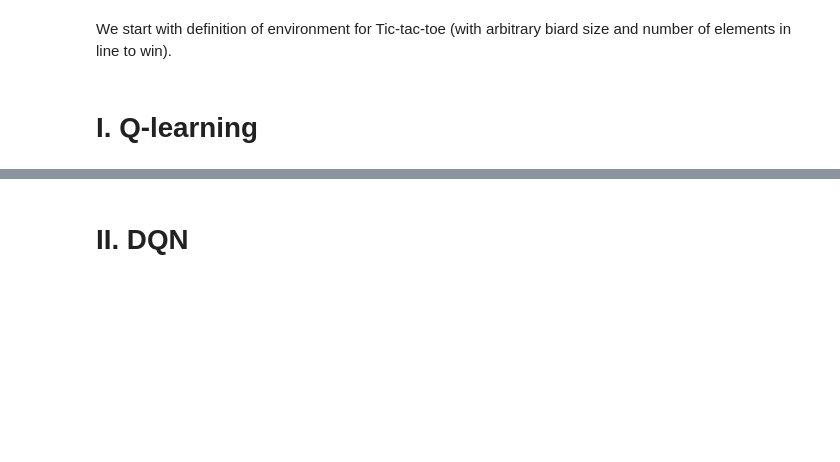
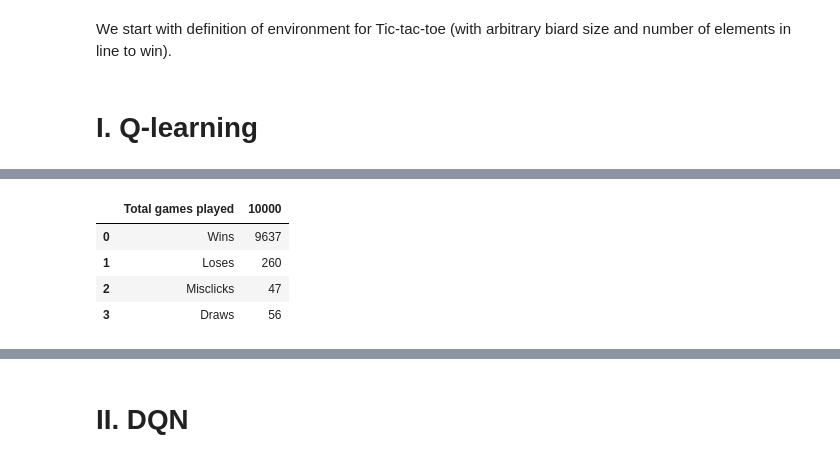
Before and after one commit to oortur/MADE, a Jupyter notebook: rl_dl_advanced/HW2_RL_for_tictactoe.ipynb, the cells around one changed output, grey strips where cells are left out. Saved outputs shown, nothing was run; the diff lists cells and outputs as text; code cells hidden in the pictures; blank space fills up the shorter version.

```diff
--- a/rl_dl_advanced/HW2_RL_for_tictactoe.ipynb
+++ b/rl_dl_advanced/HW2_RL_for_tictactoe.ipynb
@@ -280,0 +555,14 @@ def plot_durations(xs, labels):
+# %%
+pi1 = compute_policy_by_Q(Q1)
+pi2 = compute_policy_by_Q(Q2)
+
+results1 = evaluate_policy(env, pi1, n_episodes=10000, player='x', verbose=True)
+results2 = evaluate_policy(env, pi2, n_episodes=10000, player='o', verbose=True)
+# %%
+print_game_results(results1)
+# %% [output]
+|  | Total games played | 10000 |
+| 0 | Wins | 9637 |
+| 1 | Loses | 260 |
+| 2 | Misclicks | 47 |
+| 3 | Draws | 56 |
```
Also changed, not shown: parts of 18 cells of this notebook.
